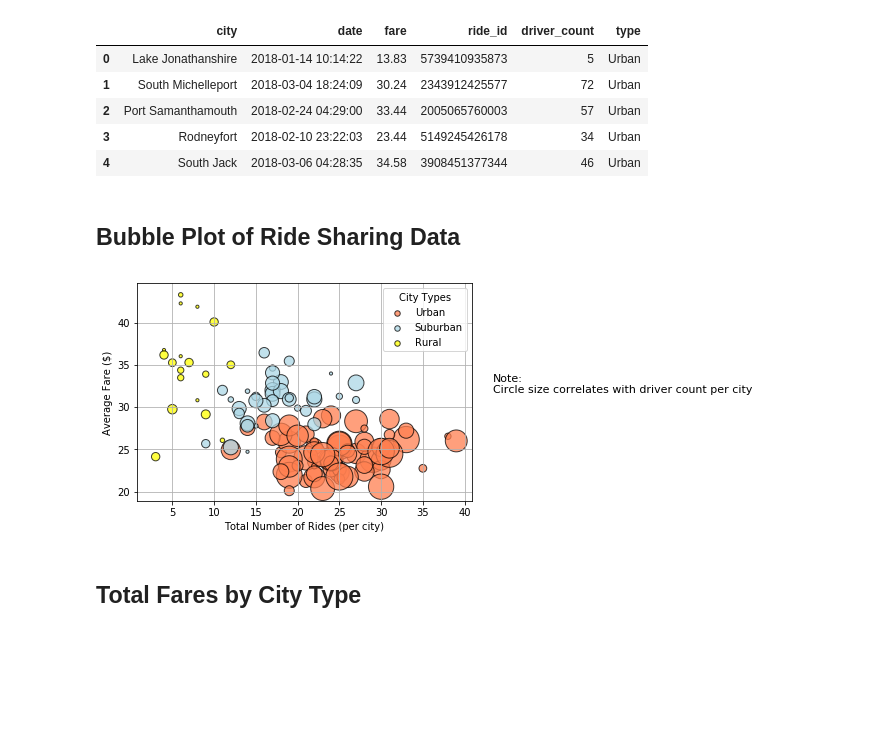
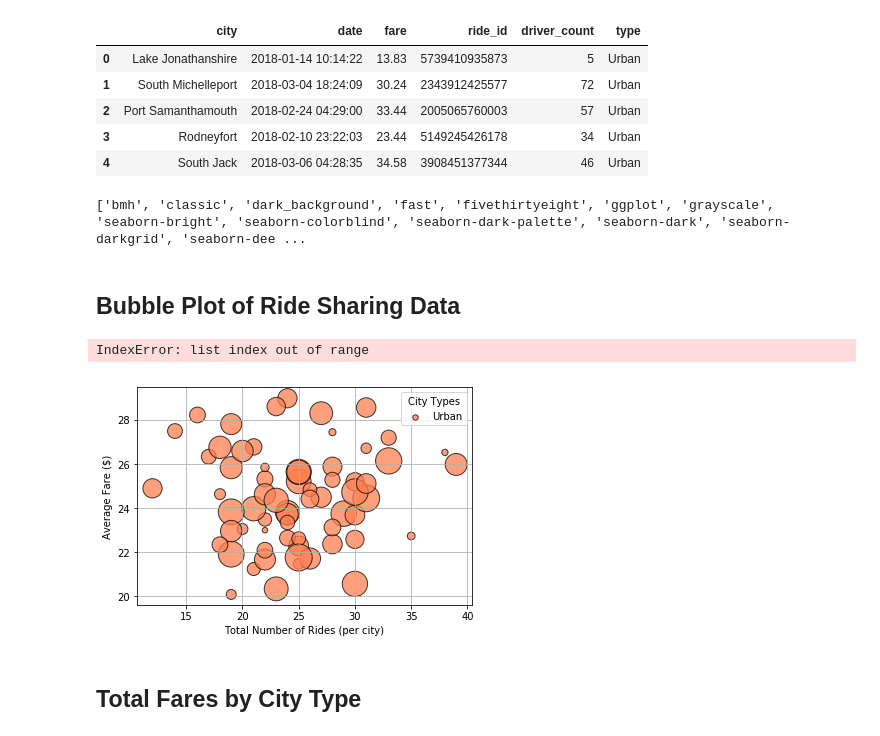
Before and after one commit to Dkreitzer/Matplotlib, a Jupyter notebook: Matplotlib_Pyber_Homework5_DAK.ipynb, the cells around one changed output. Saved outputs shown, nothing was run; the diff lists cells and outputs as text; code cells hidden in the pictures; blank space fills up the shorter version.

Commit message:
Some updates from tonights class - still didn't resolve the bubble plot title issue

```diff
--- a/Matplotlib_Pyber_Homework5_DAK.ipynb
+++ b/Matplotlib_Pyber_Homework5_DAK.ipynb
@@ -59,52 +60,63 @@ Combined_DF.head()
 | 2 | Port Samanthamouth | 2018-02-24 04:29:00 | 33.44 | 2005065760003 | 57 | Urban |
 | 3 | Rodneyfort | 2018-02-10 23:22:03 | 23.44 | 5149245426178 | 34 | Urban |
 | 4 | South Jack | 2018-03-06 04:28:35 | 34.58 | 3908451377344 | 46 | Urban |
+# %%
+ print(plt.style.available)
+# %% [output]
+['bmh', 'classic', 'dark_background', 'fast', 'fivethirtyeight', 'ggplot', 'grayscale', 'seaborn-bright', 'seaborn-colorblind', 'seaborn-dark-palette', 'seaborn-dark', 'seaborn-darkgrid', 'seaborn-dee ...
 # %% [markdown]
 ## Bubble Plot of Ride Sharing Data
 # %%
 ############################## Bubble Plot ####################################
 # Obtain the x and y coordinates for each of the three city types
+
+
 UrbanX_Axis = Urban_Clean['Rides']
 UrbanY_Axis = Urban_Clean['Fare']
 Urban_Size = (Urban_Clean['Drivers']*10)
 
 SubX_Axis = Suburban_Clean['Rides']
 SubY_Axis = Suburban_Clean['Fare']
 Sub_Size = (Suburban_Clean['Drivers']*10)
 
 RurX_Axis = Rural_Clean['Rides']
 RurY_Axis = Rural_Clean['Fare']
 Rur_Size = (Rural_Clean['Drivers']*10)
 
 # Build the scatter plots for each city types
 Urban_Scatter = plt.scatter(UrbanX_Axis, UrbanY_Axis, marker = "o", s=Urban_Size, facecolors = "coral", edgecolors="black", label='Urban', alpha=0.75)
-Sub_Scatter = plt.scatter(SubX_Axis, SubY_Axis, marker = "o", s = Sub_Size, facecolors = "lightblue", edgecolors="black", label='Suburban', alpha=0.75)
-Rur_Scatter = plt.scatter(RurX_Axis, RurY_Axis, marker = "o", s = Rur_Size, facecolors = "yellow", edgecolors="black", label='Rural', alpha=0.75)
-
-# Incorporate the other graph properties
-plt.title=("Pyber Ride Sharing Data(2016)")
+#Sub_Scatter = plt.scatter(SubX_Axis, SubY_Axis, marker = "o", s = Sub_Size, facecolors = "lightblue", edgecolors="black", label='Suburban', alpha=0.75)
+#Rur_Scatter = plt.scatter(RurX_Axis, RurY_Axis, marker = "o", s = Rur_Size, facecolors = "yellow", edgecolors="black", label='Rural', alpha=0.75)
 plt.xlabel('Total Number of Rides (per city)')
 plt.ylabel ('Average Fare ($)')
 plt.grid()
+# Incorporate the other graph properties
+plt.title=(" A ")
+plt.title=(" B ")
+plt.title=(" C ")
+plt.set_title=("Pyber Ride Sharing Data(2016)")
+
+
 
 # Create a legend
 
 lgnd = plt.legend(title = 'City Types')
 lgnd.legendHandles[0]._sizes=[30]
 lgnd.legendHandles[1]._sizes=[30]
 lgnd.legendHandles[2]._sizes=[30]
 
 # Incorporate a text label regarding circle size
 
-txt="Note:\nCircle size correlates with driver count per city"
-plt.figtext(0.95, 0.5, txt, wrap=True, horizontalalignment='left', fontsize=11)
+#txt="Note:\nCircle size correlates with driver count per city"
+#plt.figtext(0.95, 0.5, txt, wrap=True, horizontalalignment='left', fontsize=11)
 
 # Save Figure
 plt.savefig('Pyber_Ride_Sharing_Scatter.png', bbox_inches='tight')
 
 plt.show()
 # %% [output]
+IndexError: list index out of range
-[figure, old version]
+[figure, new version]
 # %%
 # Show plot
 plt.show()
```
Also changed, not shown: parts of 2 cells of this notebook.
